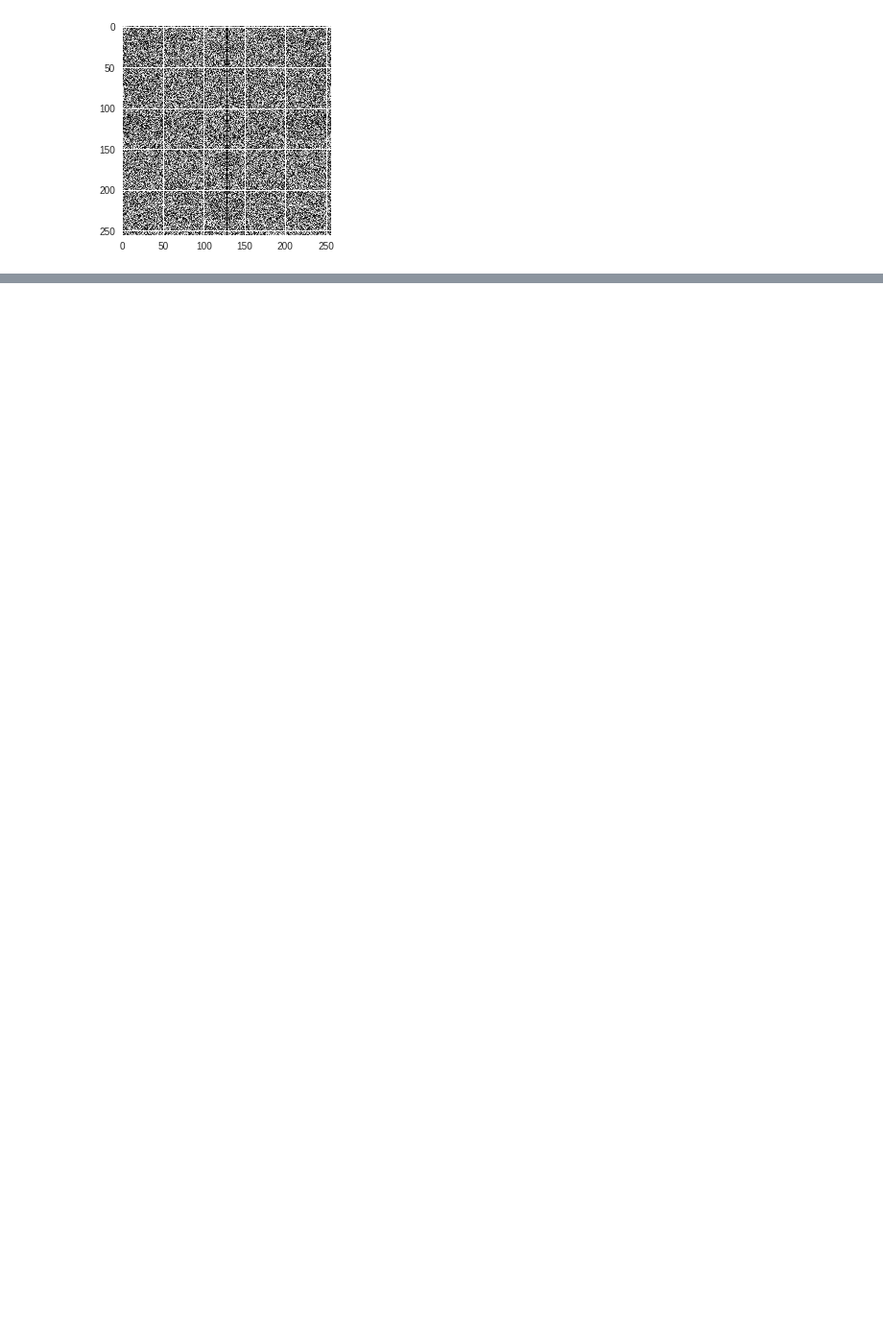
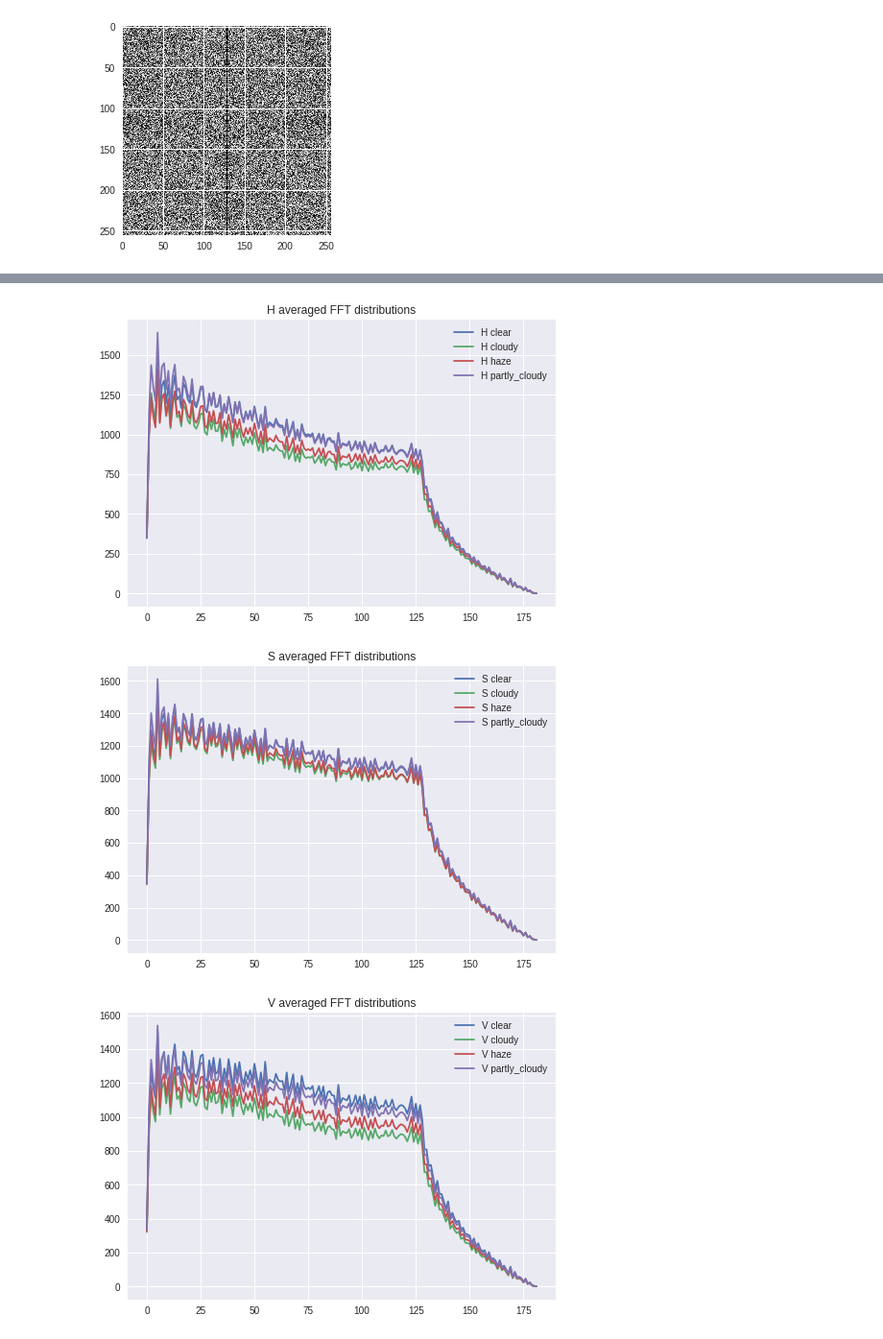
Before and after one commit to gsabran/SaveTheAmazonianPandas, a Jupyter notebook: InputViz.ipynb, the cells around one changed output, grey strips where cells are left out. Shown at 96% size. Drawn from its saved outputs; the diff is of its cells as text; code cells hidden in the pictures; blank space fills up the shorter version.

```diff
--- a/InputViz.ipynb
+++ b/InputViz.ipynb
@@ -173,4 +149,0 @@ plt.legend()
-# %%
-for i in WEATHER_IDX:
-    sns.kdeplot(hsv_dist[LABELS[i]]["s"], label="s {tag}".format(tag=LABELS[i]))
-plt.legend()
@@ -180,4 +149,0 @@ plt.legend()
-# %%
-for i in WEATHER_IDX:
-    sns.kdeplot(hsv_dist[LABELS[i]]["v"], label="v {tag}".format(tag=LABELS[i]))
-plt.legend()
@@ -189,5 +152,6 @@ plt.legend()
 # %%
-img = np.asarray(img[:,:,0:3], dtype=np.float32)
+img = open_img("rawInput/train-jpg/train_15510.jpg")
+img = np.asarray(img[:,:,0:D], dtype=np.float32)
 F1 = fftpack.fft2(img)
 # Now shift so that low spatial frequencies are in the center.
 F2 = fftpack.fftshift(F1)
@@ -290,0 +315,25 @@ sum(freq[freq == 1])
+# %%
+hsv_freq_dist = {}
+
+with ThreadPoolExecutor(process_count) as pool:
+    for _, _, tags, _, log_magnitude in tqdm(
+            pool.map(
+                get_hsv_freq_dist,
+                [img_name for img_name in sampled_labels]
+            ),
+            total=len(sampled_labels)
+        ):
+            repartition = get_magnitude_repartition(log_magnitude)
+            for tag in tags:
+                if tag in WEATHER_LABELS:
+                    if tag not in hsv_freq_dist:
+                        hsv_freq_dist[tag] = { c: [] for c in HSV }
+                        hsv_freq_dist[tag]["n"] = 0
+                    hsv_freq_dist[tag]["n"] += 1
+                    for i, c in enumerate(HSV):
+                        hsv_freq_dist[tag][c].append(repartition[i])
+
+
+for tag in WEATHER_LABELS:
+    for c in HSV:
+        hsv_freq_dist[tag][c] = np.mean(np.array(hsv_freq_dist[tag][c]), axis=0)
@@ -290,0 +344,12 @@ sum(freq[freq == 1])
+# %%
+sns.set(color_codes=True)
+for c in HSV:
+    for i in WEATHER_IDX:
+        plt.plot(hsv_freq_dist[LABELS[i]][c], label="{c} {tag}".format(c=c, tag=LABELS[i]))
+    plt.legend()
+    plt.title("{c} averaged FFT distributions".format(c=c))
+    plt.show()
+# %% [output]
+[figure, added]
+[figure, added]
+[figure, added]
```
Also changed, not shown: parts of 28 cells of this notebook.
